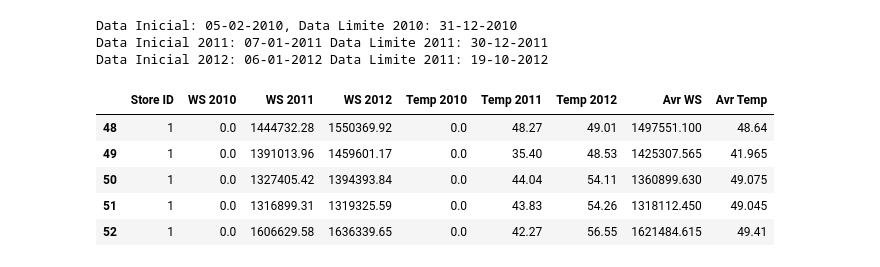
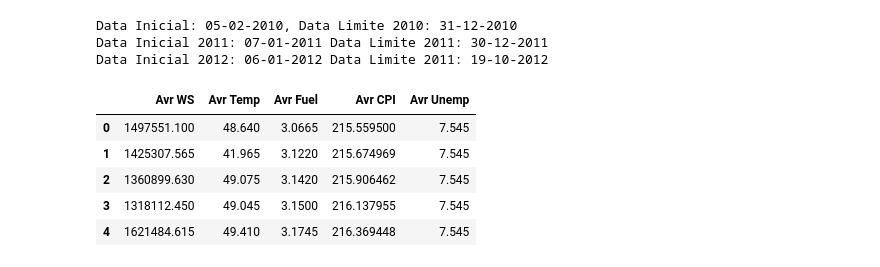
Before and after one commit to Arthur-Barreto/Formnula1_predicting_lap_time, a Jupyter notebook: Walmart.ipynb, the cells around one changed output. Drawn from its saved outputs; the diff is of its cells as text; code cells hidden in the pictures.

Commit message:
Dataframe de Média

```diff
--- a/Walmart.ipynb
+++ b/Walmart.ipynb
@@ -275,16 +275,31 @@ data_2012 = dft.loc[dft["Date"] > '31/12/2011']
 # %%
 WS_2010 = []
 Temp_2010 = []
+Fuel_2010 = []
+CPI_2010 = []
+Unemp_2010 = []
 
 WS_2012 = []
 Temp_2012 = []
+Fuel_2012 = []
+CPI_2012 = []
+Unemp_2012 = []
 for e in range(0,180):
     WS_2010.append(0)
     Temp_2010.append(0)
+    Fuel_2010.append(0)
+    CPI_2010.append(0)
+    Unemp_2010.append(0)
 for e in data_2010["Weekly_Sales"]:
     WS_2010.append(e)
 for e in data_2010["Temperature"]:
     Temp_2010.append(e)
+for e in data_2010["Fuel_Price"]:
+    Fuel_2010.append(e)
+for e in data_2010["CPI"]:
+    CPI_2010.append(e)
+for e in data_2010["Unemployment"]:
+    Unemp_2010.append(e)
 
 
 
@@ -292,43 +307,82 @@ for e in data_2012["Weekly_Sales"]:
     WS_2012.append(e)
 for e in data_2012["Temperature"]:
     Temp_2012.append(e)
+for e in data_2012["Fuel_Price"]:
+    Fuel_2012.append(e)
+for e in data_2012["CPI"]:
+    CPI_2012.append(e)
+for e in data_2012["Unemployment"]:
+    Unemp_2012.append(e)
 for e in range (0,405):
     WS_2012.append(0)
     Temp_2012.append(0)
+    Fuel_2012.append(0)
+    CPI_2012.append(0)
+    Unemp_2012.append(0)
 
 
 DataT = pd.DataFrame()
 DataT["Store ID"] = data_2011["Store"]
 DataT["WS 2010"] = WS_2010
 DataT["WS 2011"] = data_2011["Weekly_Sales"]
 DataT["WS 2012"] = WS_2012
 DataT["Temp 2010"] = Temp_2010
 DataT["Temp 2011"] = data_2011["Temperature"]
 DataT["Temp 2012"] = Temp_2012
+DataT["Fuel 2010"] = Fuel_2010
+DataT["Fuel 2011"] = data_2011["Fuel_Price"]
+DataT["Fuel 2012"] = Fuel_2012
+DataT["CPI 2010"] = CPI_2010
+DataT["CPI 2011"] = data_2011["CPI"]
+DataT["CPI 2012"] = CPI_2012
+DataT["Unemp 2010"] = Unemp_2010
+DataT["Unemp 2011"] = data_2011["Unemployment"]
+DataT["Unemp 2012"] = Unemp_2012
+
 
 Lista_X = []
 Lista_Y = []
+Lista_Z = []
+Lista_M = []
+Lista_N = []
 Lista_Index = DataT["WS 2010"].index
 for e in Lista_Index:
     if DataT["WS 2010"][e] == 0:
         x = (DataT["WS 2011"][e] + DataT["WS 2012"][e])/2
         y = (DataT["Temp 2011"][e] + DataT["Temp 2012"][e])/2
+        z = (DataT["Fuel 2011"][e] + DataT["Fuel 2012"][e])/2
+        m = (DataT["CPI 2011"][e] + DataT["CPI 2012"][e])/2
+        n = (DataT["Unemp 2011"][e] + DataT["Unemp 2012"][e])/2
     elif DataT["WS 2012"][e] == 0:
         x = (DataT["WS 2010"][e] + DataT["WS 2011"][e])/2
         y = (DataT["Temp 2010"][e] + DataT["Temp 2011"][e])/2
+        z = (DataT["Fuel 2010"][e] + DataT["Fuel 2011"][e])/2
+        m = (DataT["CPI 2010"][e] + DataT["CPI 2011"][e])/2
+        n = (DataT["Unemp 2010"][e] + DataT["Unemp 2011"][e])/2
     else:
         x = (DataT["WS 2010"][e] + DataT["WS 2011"][e] + DataT["WS 2012"][e])/3
-        y = (DataT["Temp 2010"][e] + DataT["Temp 2012"][e]) + DataT["Temp 2011"]/3
+        y = (DataT["Temp 2010"][e] + DataT["Temp 2012"][e]) + DataT["Temp 2011"][e]/3
+        z = (DataT["Fuel 2010"][e] + DataT["Fuel 2012"][e]) + DataT["Fuel 2011"][e]/3
+        m = (DataT["CPI 2010"][e] + DataT["CPI 2012"][e]) + DataT["CPI 2011"][e]/3
+        n = (DataT["Unemp 2010"][e] + DataT["Unemp 2012"][e]) + DataT["Unemp 2011"][e]/3
     Lista_X.append(x)
     Lista_Y.append(y)
+    Lista_Z.append(z)
+    Lista_M.append(m)
+    Lista_N.append(n)
 
-DataT["Avr WS"] = Lista_X
-DataT["Avr Temp"] = Lista_Y
-DataT.head(5)
+
+Average = pd.DataFrame()
+Average["Avr WS"] = Lista_X
+Average["Avr Temp"] = Lista_Y
+Average["Avr Fuel"] = Lista_Z
+Average["Avr CPI"] = Lista_M
+Average["Avr Unemp"] = Lista_N
+Average.head(5)
 # %% [output]
-|  | Store ID | WS 2010 | WS 2011 | WS 2012 | Temp 2010 | Temp 2011 | Temp 2012 | Avr WS | Avr Temp |
-| 48 | 1 | 0.0 | 1444732.28 | 1550369.92 | 0.0 | 48.27 | 49.01 | 1497551.100 | 48.64 |
-| 49 | 1 | 0.0 | 1391013.96 | 1459601.17 | 0.0 | 35.40 | 48.53 | 1425307.565 | 41.965 |
-| 50 | 1 | 0.0 | 1327405.42 | 1394393.84 | 0.0 | 44.04 | 54.11 | 1360899.630 | 49.075 |
-| 51 | 1 | 0.0 | 1316899.31 | 1319325.59 | 0.0 | 43.83 | 54.26 | 1318112.450 | 49.045 |
-| 52 | 1 | 0.0 | 1606629.58 | 1636339.65 | 0.0 | 42.27 | 56.55 | 1621484.615 | 49.41 |
+|  | Avr WS | Avr Temp | Avr Fuel | Avr CPI | Avr Unemp |
+| 0 | 1497551.100 | 48.640 | 3.0665 | 215.559500 | 7.545 |
+| 1 | 1425307.565 | 41.965 | 3.1220 | 215.674969 | 7.545 |
+| 2 | 1360899.630 | 49.075 | 3.1420 | 215.906462 | 7.545 |
+| 3 | 1318112.450 | 49.045 | 3.1500 | 216.137955 | 7.545 |
+| 4 | 1621484.615 | 49.410 | 3.1745 | 216.369448 | 7.545 |
```
